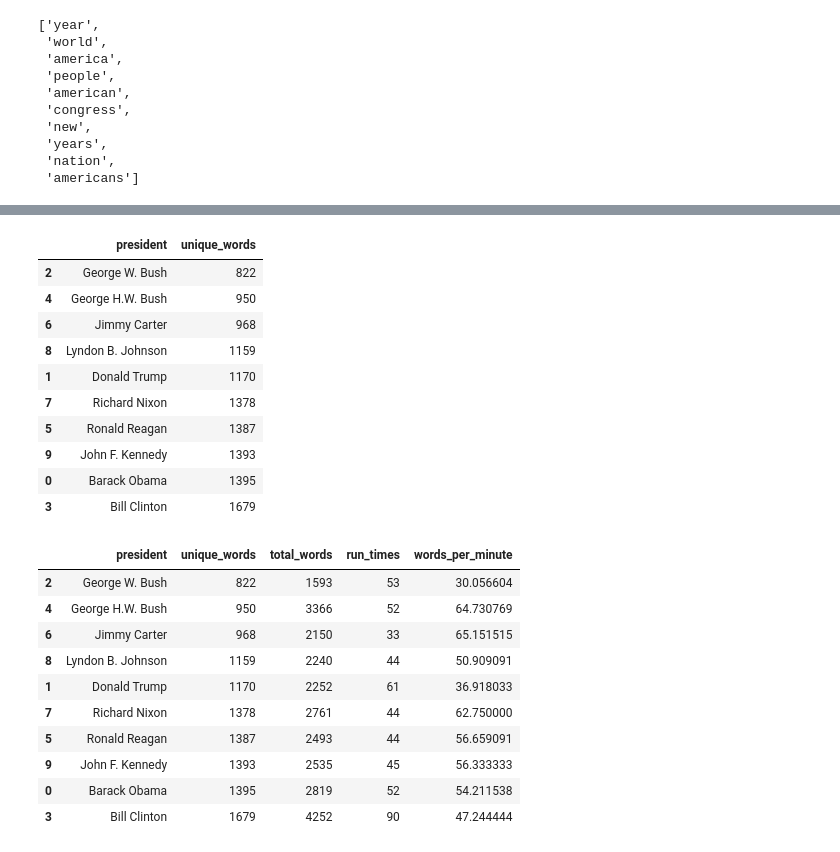
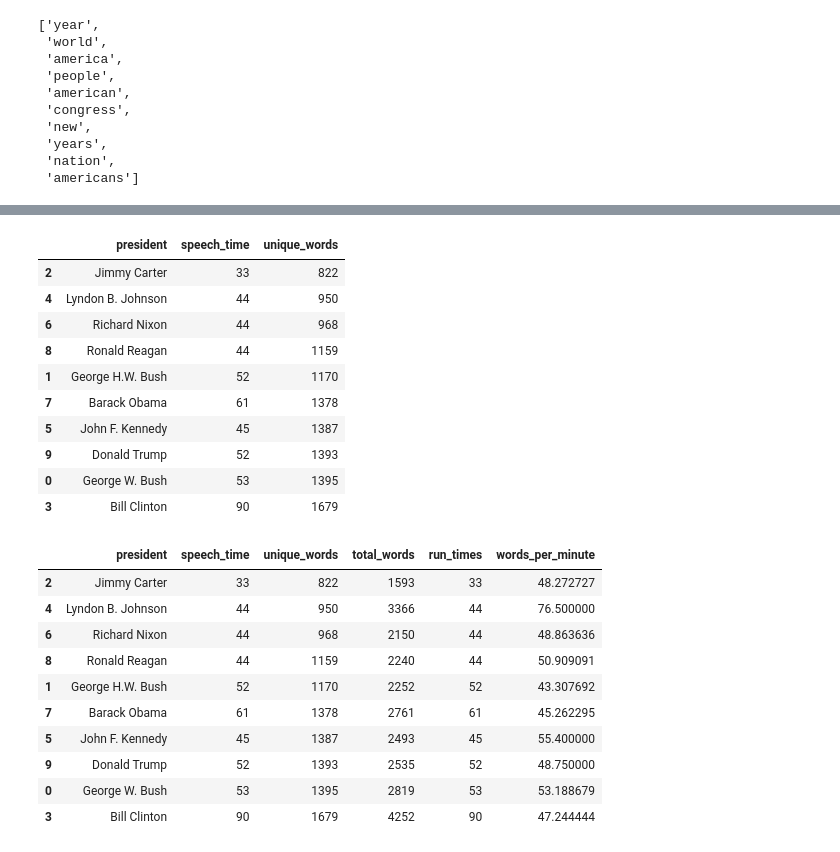
Before and after one commit to grem848/PythonExamProject2019, a Jupyter notebook: Data Analysis.ipynb, the cells around one changed output, grey strips where cells are left out. Cells and saved outputs as stored; diff of their text form; code cells hidden in the pictures.

```diff
--- a/Data Analysis.ipynb
+++ b/Data Analysis.ipynb
@@ -162,7 +162,8 @@ import matplotlib.pyplot as plt
 
 plt.rcParams['figure.figsize'] = [16, 6]
 
-full_names = ['Barack Obama', 'Donald Trump', 'George W. Bush', 'Bill Clinton', 'George H.W. Bush', 'Ronald Reagan', 'Jimmy Carter', 'Richard Nixon', 'Lyndon B. Johnson', 'John F. Kennedy']
+full_names = ['George W. Bush', 'George H.W. Bush', 'Jimmy Carter', 'Bill Clinton', 'Lyndon B. Johnson', 'John F. Kennedy', 'Richard Nixon', 'Barack Obama', 'Ronald Reagan', 'Donald Trump']
+run_times = [53, 52, 33, 90, 44, 45, 44, 61, 44, 52]
 
 # Create subplots for each president
 for index, president in enumerate(data.columns):
@@ -186,50 +187,50 @@ for president in data.columns:
     unique_list.append(uniques)
 
 # Create a new dataframe that contains this unique word count
-data_words = pd.DataFrame(list(zip(full_names, unique_list)), columns=['president', 'unique_words'])
+data_words = pd.DataFrame(list(zip(full_names, run_times, unique_list)), columns=['president', 'speech_time', 'unique_words'])
 data_unique_sort = data_words.sort_values(by='unique_words')
 data_unique_sort
 # %% [output]
-|  | president | unique_words |
-| 2 | George W. Bush | 822 |
-| 4 | George H.W. Bush | 950 |
-| 6 | Jimmy Carter | 968 |
-| 8 | Lyndon B. Johnson | 1159 |
-| 1 | Donald Trump | 1170 |
-| 7 | Richard Nixon | 1378 |
-| 5 | Ronald Reagan | 1387 |
-| 9 | John F. Kennedy | 1393 |
-| 0 | Barack Obama | 1395 |
-| 3 | Bill Clinton | 1679 |
+|  | president | speech_time | unique_words |
+| 2 | Jimmy Carter | 33 | 822 |
+| 4 | Lyndon B. Johnson | 44 | 950 |
+| 6 | Richard Nixon | 44 | 968 |
+| 8 | Ronald Reagan | 44 | 1159 |
+| 1 | George H.W. Bush | 52 | 1170 |
+| 7 | Barack Obama | 61 | 1378 |
+| 5 | John F. Kennedy | 45 | 1387 |
+| 9 | Donald Trump | 52 | 1393 |
+| 0 | George W. Bush | 53 | 1395 |
+| 3 | Bill Clinton | 90 | 1679 |
 # %%
 # Calculate the words per minute of each president
 
 # Find the total number of words that a president uses
 total_list = []
 for president in data.columns:
     totals = sum(data[president])
     total_list.append(totals)
 
-# Speech length in minutes
-run_times = [52, 61, 53, 90, 52, 44, 33, 44, 44, 45]
+# # Speech length in minutes
+# run_times = [53, 52, 33, 90, 44, 45, 44, 61, 44, 52]
 
 # Let's add some columns to our dataframe
 data_words['total_words'] = total_list
 data_words['run_times'] = run_times
 data_words['words_per_minute'] = data_words['total_words'] / data_words['run_times']
 
 # Sort the dataframe by words per minute to see who talks the slowest and fastest
 data_wpm_sort = data_words.sort_values(by='unique_words')
 data_wpm_sort
 # %% [output]
-|  | president | unique_words | total_words | run_times | words_per_minute |
-| 2 | George W. Bush | 822 | 1593 | 53 | 30.056604 |
-| 4 | George H.W. Bush | 950 | 3366 | 52 | 64.730769 |
-| 6 | Jimmy Carter | 968 | 2150 | 33 | 65.151515 |
-| 8 | Lyndon B. Johnson | 1159 | 2240 | 44 | 50.909091 |
-| 1 | Donald Trump | 1170 | 2252 | 61 | 36.918033 |
-| 7 | Richard Nixon | 1378 | 2761 | 44 | 62.750000 |
-| 5 | Ronald Reagan | 1387 | 2493 | 44 | 56.659091 |
-| 9 | John F. Kennedy | 1393 | 2535 | 45 | 56.333333 |
-| 0 | Barack Obama | 1395 | 2819 | 52 | 54.211538 |
-| 3 | Bill Clinton | 1679 | 4252 | 90 | 47.244444 |
+|  | president | speech_time | unique_words | total_words | run_times | words_per_minute |
+| 2 | Jimmy Carter | 33 | 822 | 1593 | 33 | 48.272727 |
+| 4 | Lyndon B. Johnson | 44 | 950 | 3366 | 44 | 76.500000 |
+| 6 | Richard Nixon | 44 | 968 | 2150 | 44 | 48.863636 |
+| 8 | Ronald Reagan | 44 | 1159 | 2240 | 44 | 50.909091 |
+| 1 | George H.W. Bush | 52 | 1170 | 2252 | 52 | 43.307692 |
+| 7 | Barack Obama | 61 | 1378 | 2761 | 61 | 45.262295 |
+| 5 | John F. Kennedy | 45 | 1387 | 2493 | 45 | 55.400000 |
+| 9 | Donald Trump | 52 | 1393 | 2535 | 52 | 48.750000 |
+| 0 | George W. Bush | 53 | 1395 | 2819 | 53 | 53.188679 |
+| 3 | Bill Clinton | 90 | 1679 | 4252 | 90 | 47.244444 |
```
Also changed, not shown: parts of 1 cell of this notebook, 4 other files.
